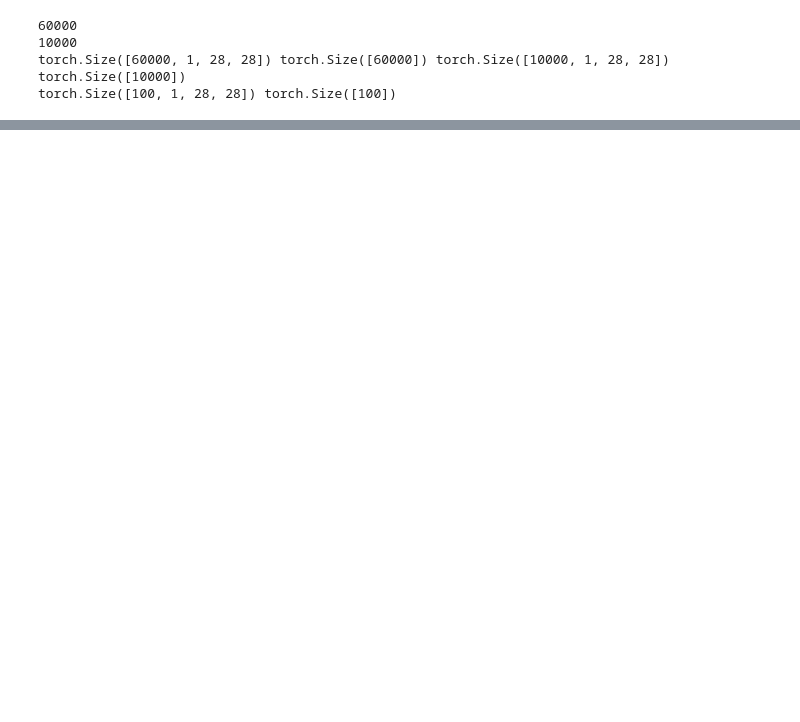
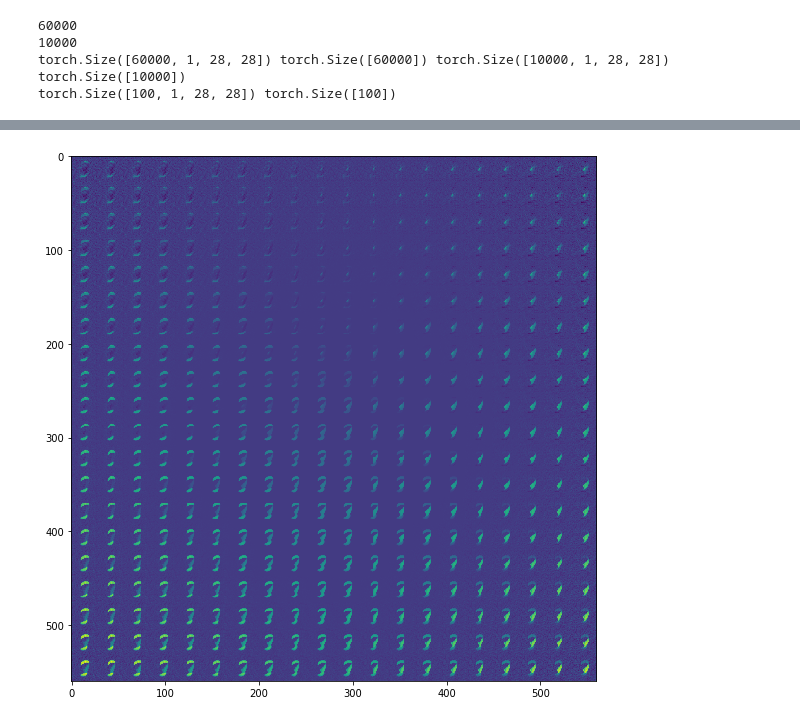
Before and after one commit to anihamde/cs287-s18, a Jupyter notebook: HW4/vae-viz.ipynb, the cells around one changed output, grey strips where cells are left out. Saved outputs shown, nothing was run; the diff lists cells and outputs as text; code cells hidden in the pictures; blank space fills up the shorter version.

```diff
--- a/HW4/vae-viz.ipynb
+++ b/HW4/vae-viz.ipynb
@@ -157,21 +161,22 @@ RuntimeError: Expected object of type torch.FloatTensor but found type torch.cud
 # %%
 # viz 4
 # for each point in the grid, generate x and show digit in 2d plot
 # taken from altosaar demo on github
 nx = ny = 20
 x_values = np.linspace(-2, 2, nx) # sasha suggests -2,2 and altosaar uses -3,3
 y_values = np.linspace(-2, 2, ny)
 canvas = np.empty((28 * ny, 28 * nx))
 for ii, yi in enumerate(x_values):
     for j, xi in enumerate(y_values):
         np_z = np.array([[xi, yi]])
         x_mean = decoder(torch.cuda.FloatTensor(np_z))
         canvas[(nx - ii - 1) * 28:(nx - ii) * 28, j *
                28:(j + 1) * 28] = x_mean[0].data.reshape(28, 28)
-# imsave(os.path.join(FLAGS.logdir,
-#                     'prior_predictive_map_frame_%d.png' % i), canvas)
-# plt.figure(figsize=(8, 10))
-# Xi, Yi = np.meshgrid(x_values, y_values)
-# plt.imshow(canvas, origin="upper")
-# plt.tight_layout()
+# imsave('prior_predictive_map_frame_%d.png', canvas)
+plt.figure(figsize=(8, 10))
+Xi, Yi = np.meshgrid(x_values, y_values)
+plt.imshow(canvas, origin="upper")
+plt.tight_layout()
 # plt.savefig()
+# %% [output]
+[figure, added]
```
Also changed, not shown: parts of 4 cells of this notebook, 1 other file.
